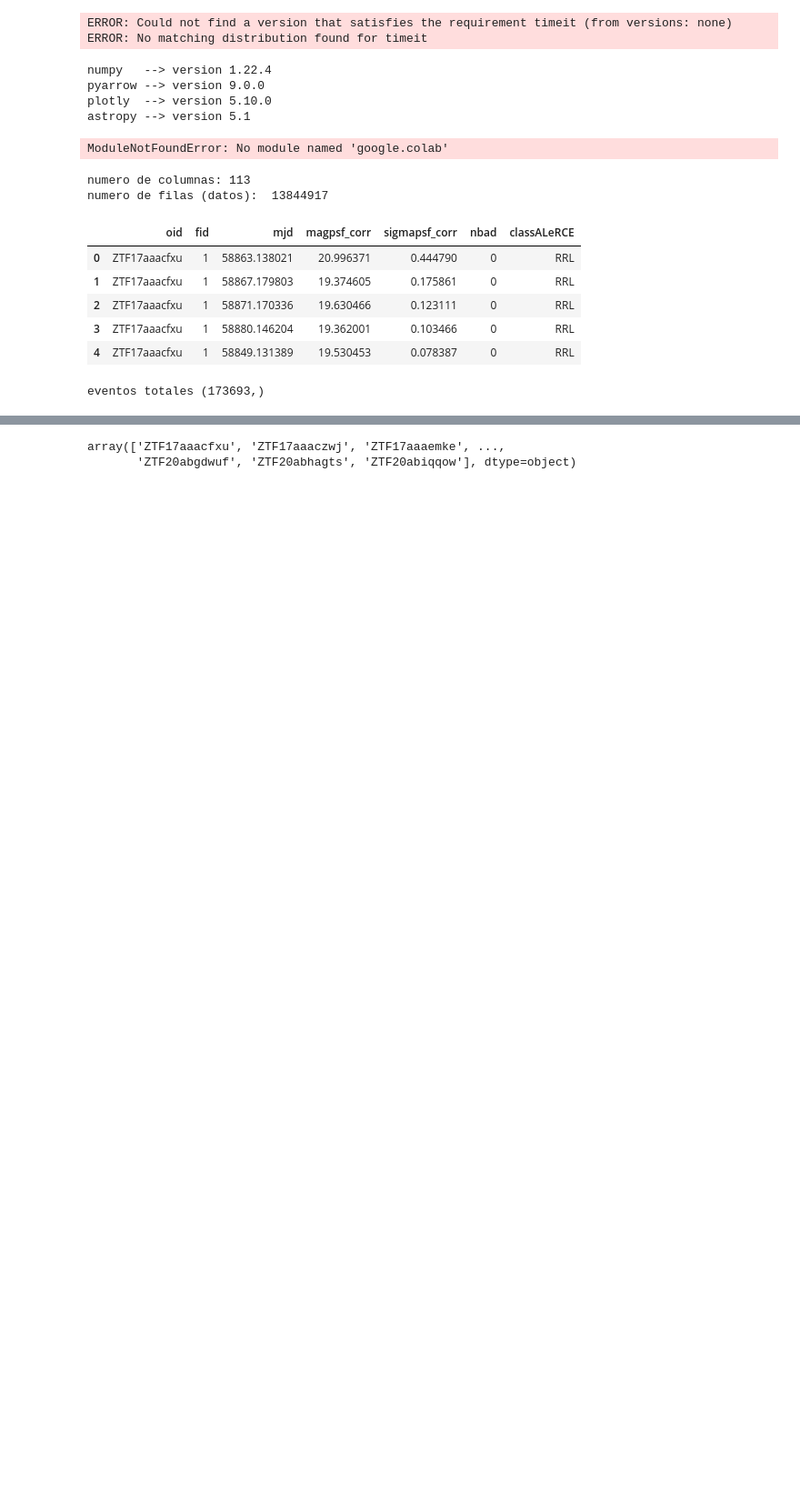
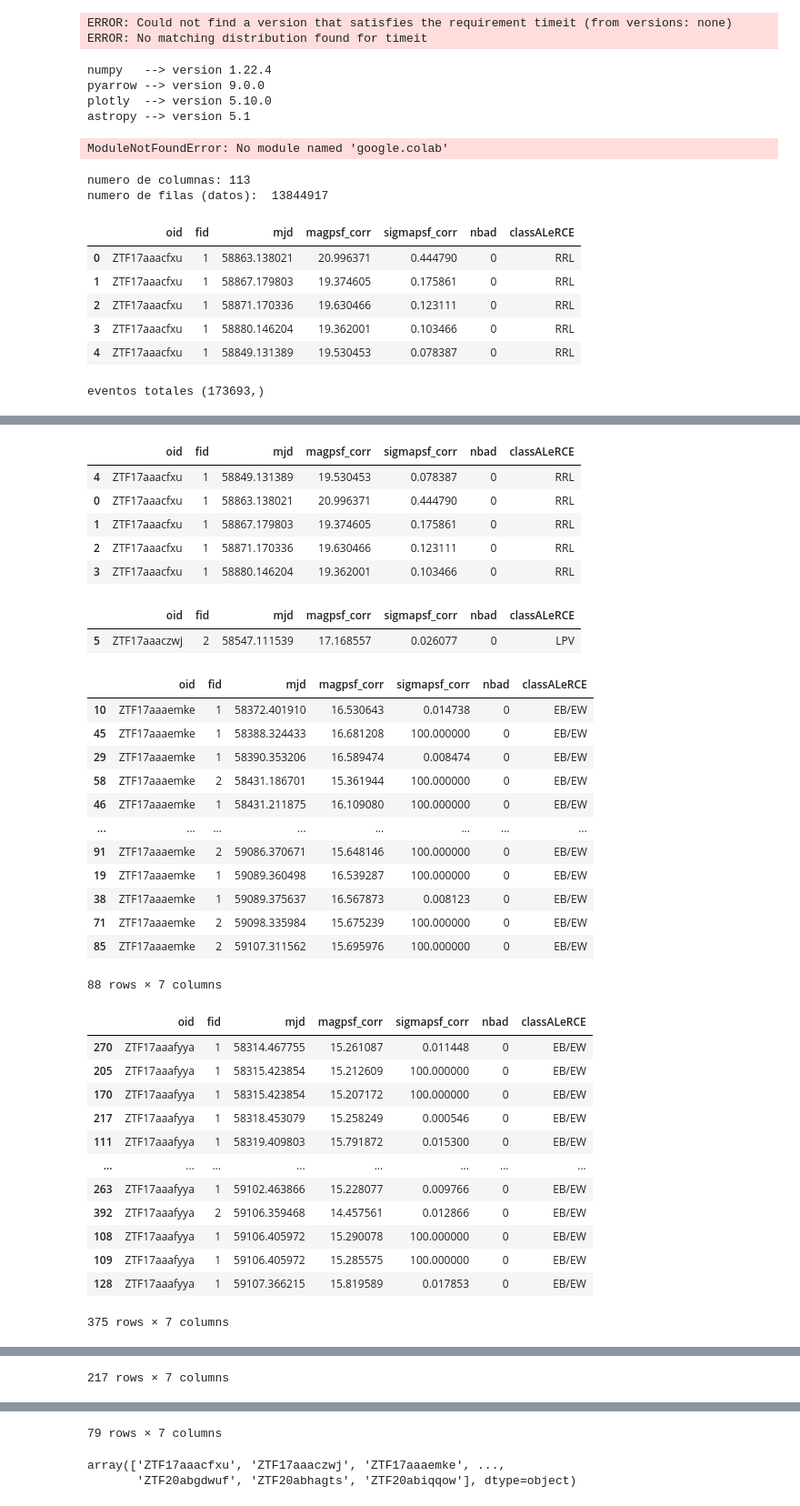
Before and after one commit to LeoQuark/HistogramasAdaptativos, a Jupyter notebook: Light curve with function.ipynb, the cells around one changed output, grey strips where cells are left out. Shown at 91% size. Saved outputs shown, nothing was run; the diff lists cells and outputs as text; code cells hidden in the pictures; blank space fills up the shorter version.

```diff
--- a/Light curve with function.ipynb
+++ b/Light curve with function.ipynb
@@ -78,0 +81,6 @@ eventos totales (173693,)
+# %%
+# data.head()
+
+df_data = data.replace([np.inf, -np.inf], np.nan)
+print(df_data['classALeRCE'].values.size)
+df_data.head()
@@ -78,0 +95,53 @@ eventos totales (173693,)
+# %%
+df_data_unique = df_data.oid.unique()
+all_event = []
+limit = 5
+# print(df_data.iloc[:, 0])
+
+for index, name_event in enumerate(df_data_unique):
+    # print(name_event)
+    event = df_data.loc[df_data['oid'] == name_event].sort_values(by=['mjd'])
+    # all_event.append(event)
+    display(event)
+    # print(event)
+    if index == limit:
+        break
+
+# df_events = pd.DataFrame(event)
+
+# df_events.head()
+# %% [output]
+|  | oid | fid | mjd | magpsf_corr | sigmapsf_corr | nbad | classALeRCE |
+| 4 | ZTF17aaacfxu | 1 | 58849.131389 | 19.530453 | 0.078387 | 0 | RRL |
+| 0 | ZTF17aaacfxu | 1 | 58863.138021 | 20.996371 | 0.444790 | 0 | RRL |
+| 1 | ZTF17aaacfxu | 1 | 58867.179803 | 19.374605 | 0.175861 | 0 | RRL |
+| 2 | ZTF17aaacfxu | 1 | 58871.170336 | 19.630466 | 0.123111 | 0 | RRL |
+| 3 | ZTF17aaacfxu | 1 | 58880.146204 | 19.362001 | 0.103466 | 0 | RRL |
+|  | oid | fid | mjd | magpsf_corr | sigmapsf_corr | nbad | classALeRCE |
+| 5 | ZTF17aaaczwj | 2 | 58547.111539 | 17.168557 | 0.026077 | 0 | LPV |
+|  | oid | fid | mjd | magpsf_corr | sigmapsf_corr | nbad | classALeRCE |
+| 10 | ZTF17aaaemke | 1 | 58372.401910 | 16.530643 | 0.014738 | 0 | EB/EW |
+| 45 | ZTF17aaaemke | 1 | 58388.324433 | 16.681208 | 100.000000 | 0 | EB/EW |
+| 29 | ZTF17aaaemke | 1 | 58390.353206 | 16.589474 | 0.008474 | 0 | EB/EW |
+| 58 | ZTF17aaaemke | 2 | 58431.186701 | 15.361944 | 100.000000 | 0 | EB/EW |
+| 46 | ZTF17aaaemke | 1 | 58431.211875 | 16.109080 | 100.000000 | 0 | EB/EW |
+| ... | ... | ... | ... | ... | ... | ... | ... |
+| 91 | ZTF17aaaemke | 2 | 59086.370671 | 15.648146 | 100.000000 | 0 | EB/EW |
+| 19 | ZTF17aaaemke | 1 | 59089.360498 | 16.539287 | 100.000000 | 0 | EB/EW |
+| 38 | ZTF17aaaemke | 1 | 59089.375637 | 16.567873 | 0.008123 | 0 | EB/EW |
+| 71 | ZTF17aaaemke | 2 | 59098.335984 | 15.675239 | 100.000000 | 0 | EB/EW |
+| 85 | ZTF17aaaemke | 2 | 59107.311562 | 15.695976 | 100.000000 | 0 | EB/EW |
+88 rows × 7 columns
+|  | oid | fid | mjd | magpsf_corr | sigmapsf_corr | nbad | classALeRCE |
+| 270 | ZTF17aaafyya | 1 | 58314.467755 | 15.261087 | 0.011448 | 0 | EB/EW |
+| 205 | ZTF17aaafyya | 1 | 58315.423854 | 15.212609 | 100.000000 | 0 | EB/EW |
+| 170 | ZTF17aaafyya | 1 | 58315.423854 | 15.207172 | 100.000000 | 0 | EB/EW |
+| 217 | ZTF17aaafyya | 1 | 58318.453079 | 15.258249 | 0.000546 | 0 | EB/EW |
+| 111 | ZTF17aaafyya | 1 | 58319.409803 | 15.791872 | 0.015300 | 0 | EB/EW |
+| ... | ... | ... | ... | ... | ... | ... | ... |
+| 263 | ZTF17aaafyya | 1 | 59102.463866 | 15.228077 | 0.009766 | 0 | EB/EW |
+| 392 | ZTF17aaafyya | 2 | 59106.359468 | 14.457561 | 0.012866 | 0 | EB/EW |
+| 108 | ZTF17aaafyya | 1 | 59106.405972 | 15.290078 | 100.000000 | 0 | EB/EW |
+| 109 | ZTF17aaafyya | 1 | 59106.405972 | 15.285575 | 100.000000 | 0 | EB/EW |
+| 128 | ZTF17aaafyya | 1 | 59107.366215 | 15.819589 | 0.017853 | 0 | EB/EW |
+375 rows × 7 columns
@@ -78,0 +160 @@ eventos totales (173693,)
+217 rows × 7 columns
@@ -79,3 +173,4 @@ eventos totales (173693,)
+79 rows × 7 columns
 # %%
 data.oid.unique()
 # %% [output]
```
Also changed, not shown: parts of 10 cells of this notebook, 3 other files.
